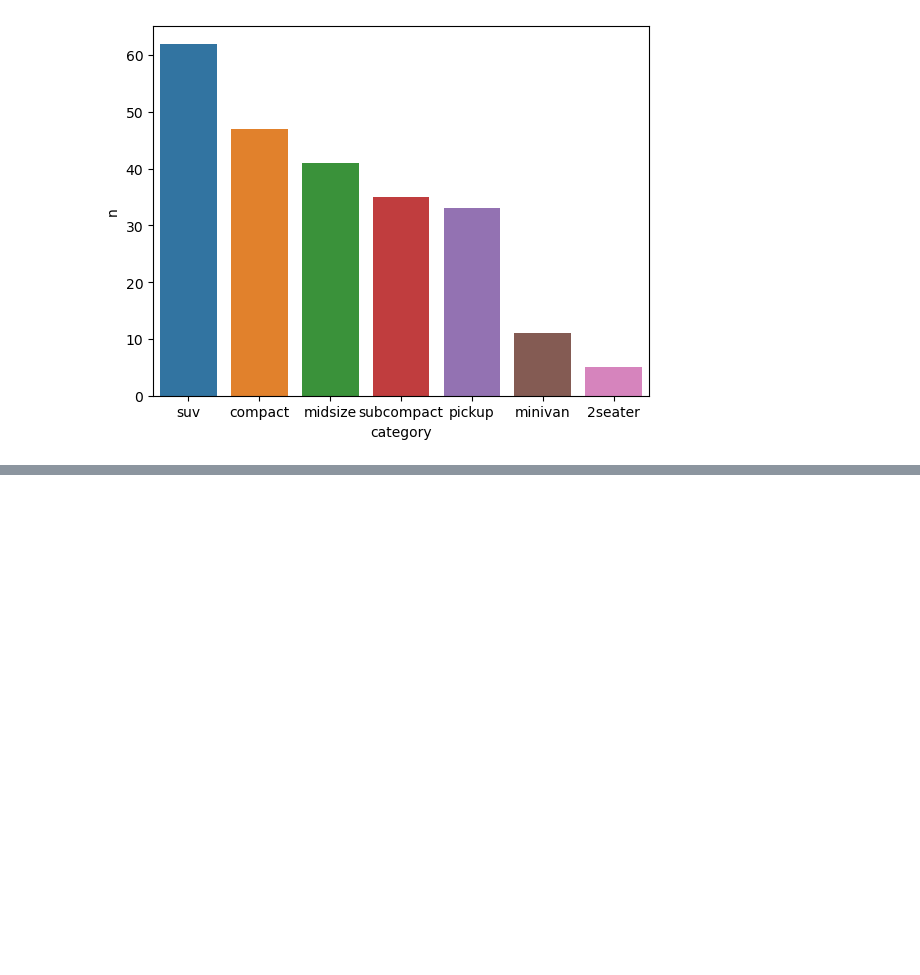
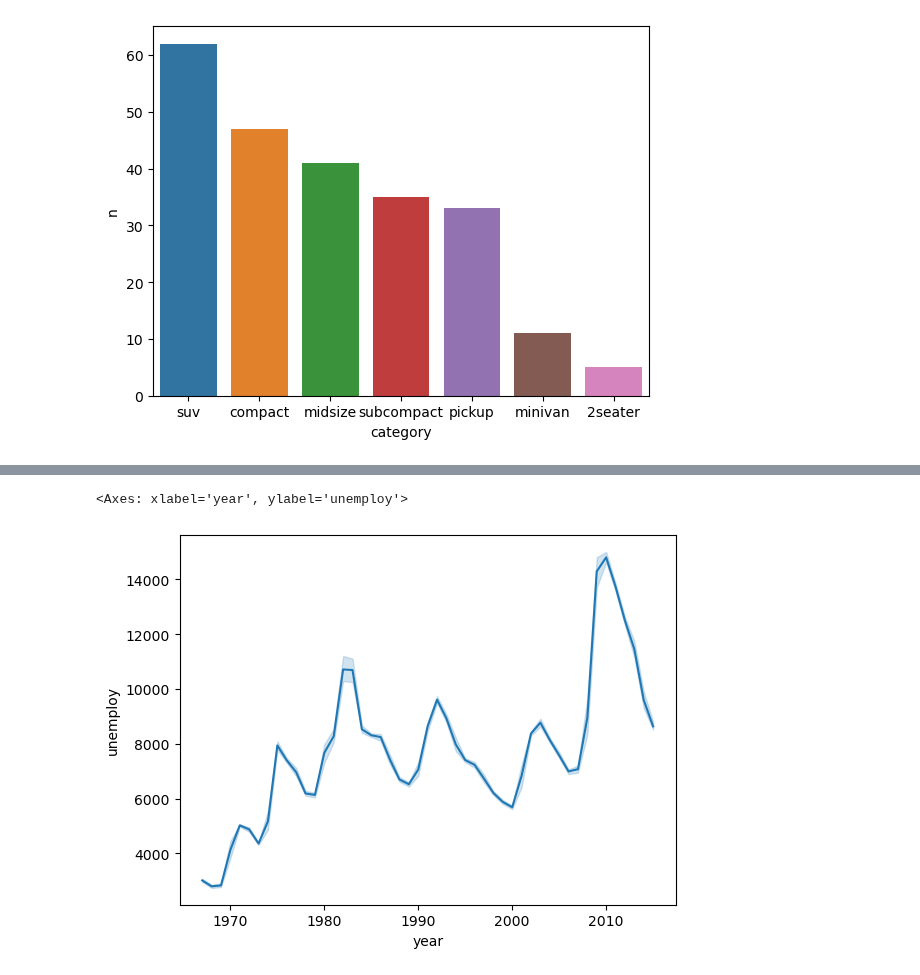
Before and after one commit to jcj154248/kit_bigdata, a Jupyter notebook: chapter08.ipynb, the cells around one changed output, grey strips where cells are left out. Cells and saved outputs as stored; diff of their text form; code cells hidden in the pictures; blank space fills up the shorter version.

```diff
--- a/chapter08.ipynb
+++ b/chapter08.ipynb
@@ -151,0 +168,7 @@ sns.barplot(data = m2_mpg, x='category', y='n')
+# %%
+# 날짜 시간 타입 변수 만들기
+economics['date2'] = pd.to_datetime(economics['date'])
+# 변수 타입 확인
+economics.info()
+
+# 변수의 타입이 object 에서 datetime 으로 변경됨
@@ -151,0 +225,4 @@ sns.barplot(data = m2_mpg, x='category', y='n')
+# %%
+# 위를 이용해서 연도 변수 만들기
+economics['year'] = economics['date2'].dt.year
+economics.head()
@@ -151,0 +236,6 @@ sns.barplot(data = m2_mpg, x='category', y='n')
+# %%
+# x축, y축에 연도랑 무직자 표시
+sns.lineplot(data=economics, x='year', y='unemploy')
+# %% [output]
+<Axes: xlabel='year', ylabel='unemploy'>
+[figure, added]
```
Also changed, not shown: parts of 11 cells of this notebook.
